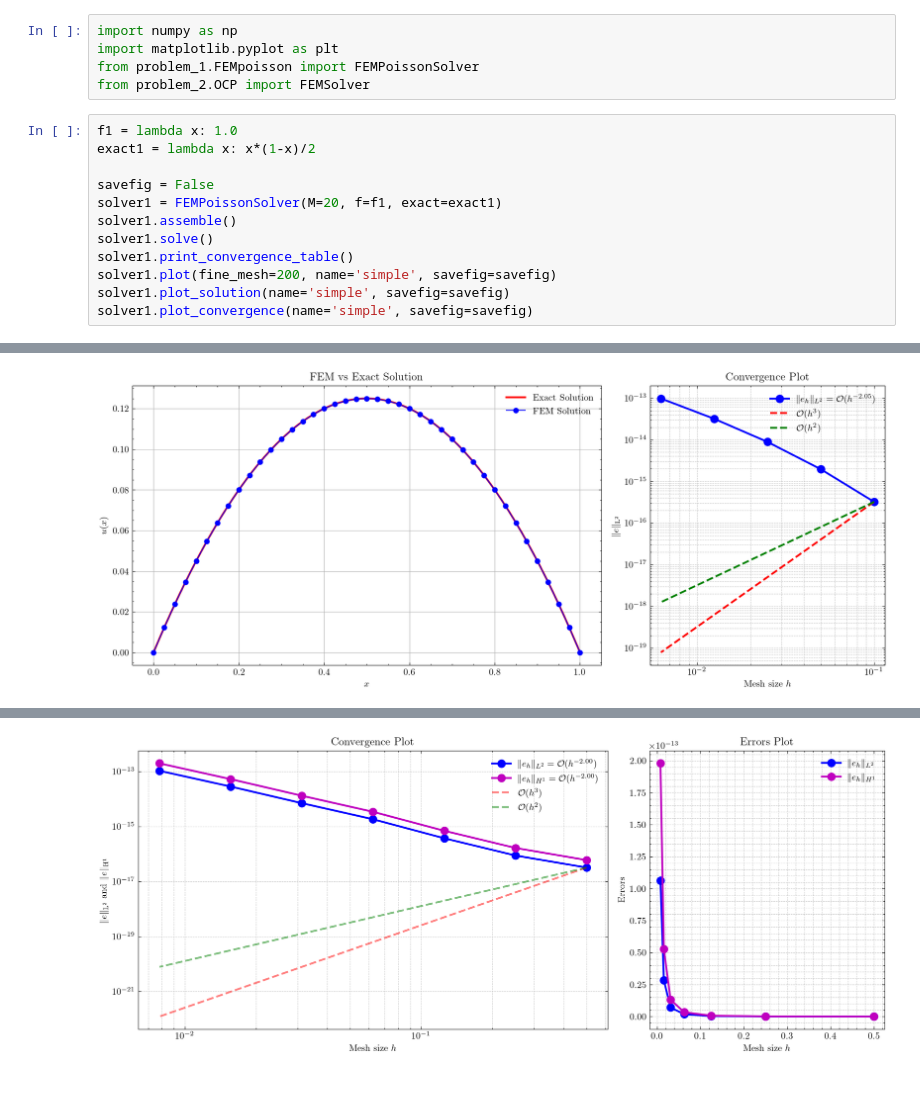
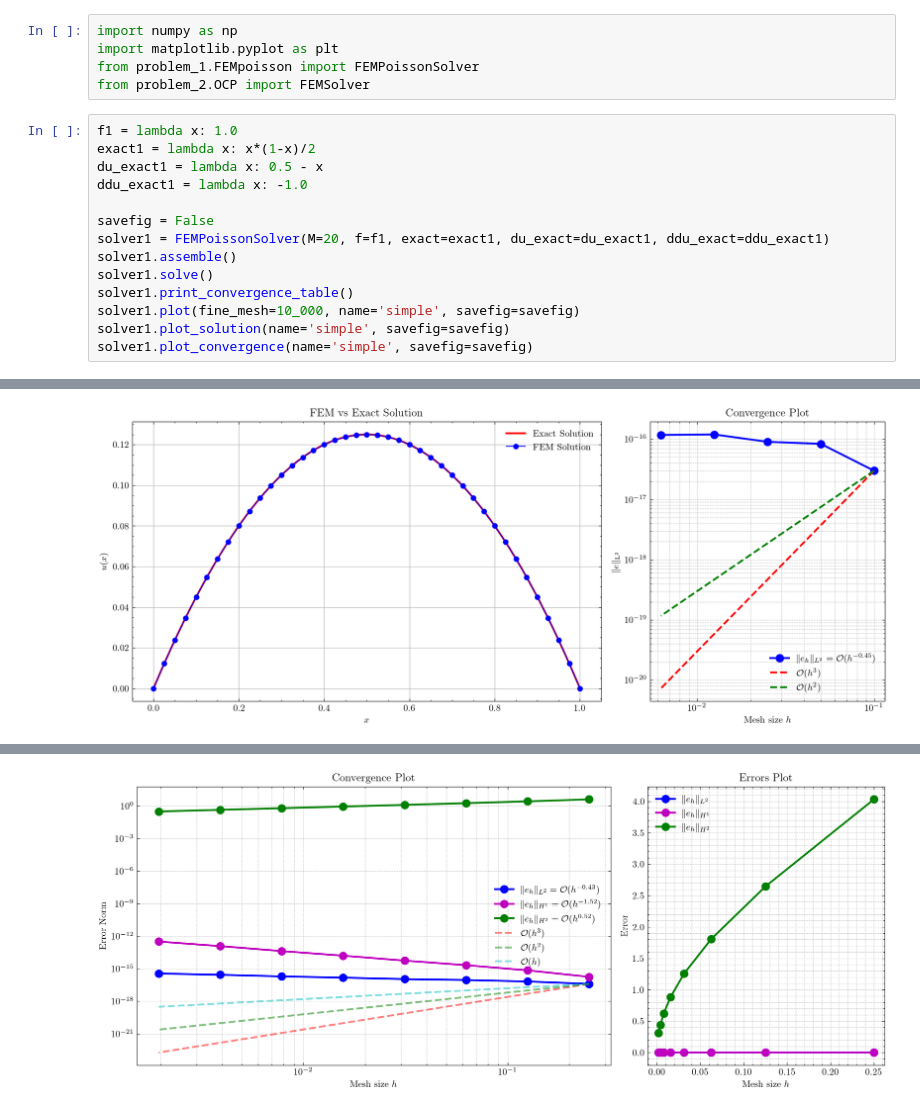
Before and after one commit to TrymSaether/TMA4212-Project-2-FEM, a Jupyter notebook: main.ipynb, the cells around one changed output, grey strips where cells are left out. Drawn from its saved outputs; the diff is of its cells as text.

```diff
--- a/main.ipynb
+++ b/main.ipynb
@@ -6,13 +6,15 @@ from problem_2.OCP import FEMSolver
 # %%
 f1 = lambda x: 1.0
 exact1 = lambda x: x*(1-x)/2
+du_exact1 = lambda x: 0.5 - x
+ddu_exact1 = lambda x: -1.0
 
 savefig = False
-solver1 = FEMPoissonSolver(M=20, f=f1, exact=exact1)
+solver1 = FEMPoissonSolver(M=20, f=f1, exact=exact1, du_exact=du_exact1, ddu_exact=ddu_exact1)
 solver1.assemble()
 solver1.solve()
 solver1.print_convergence_table()
-solver1.plot(fine_mesh=200, name='simple', savefig=savefig)
+solver1.plot(fine_mesh=10_000, name='simple', savefig=savefig)
 solver1.plot_solution(name='simple', savefig=savefig)
 solver1.plot_convergence(name='simple', savefig=savefig)
 # %% [output]
@@ -34,6 +37,6 @@ Final errors - L2: 1.06e-13, H1: 1.98e-13
-[figure, old version]
+[figure, new version]
 [figure]
-[figure, old version]
+[figure, new version]
 # %%
 
 f2 = lambda x: np.pi**2 * np.sin(np.pi*x)
```
Also changed, not shown: parts of 6 cells of this notebook, 4 other files.
